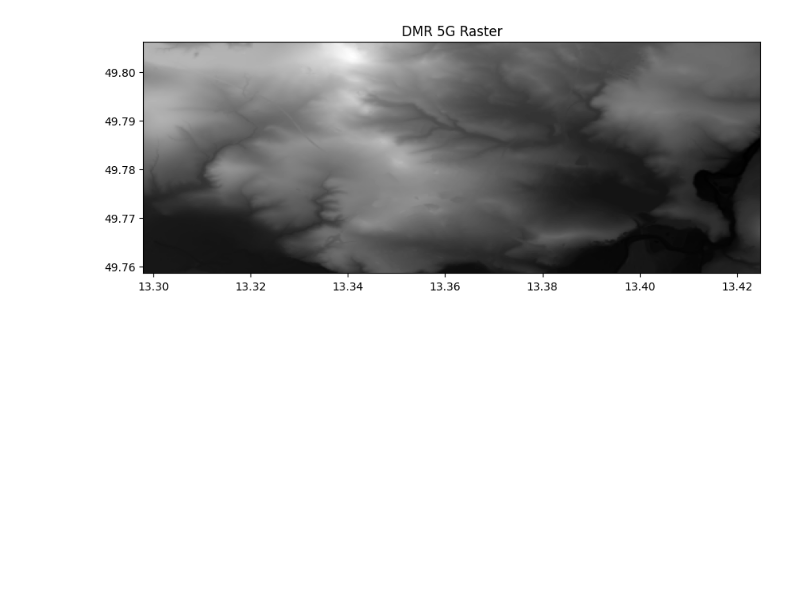
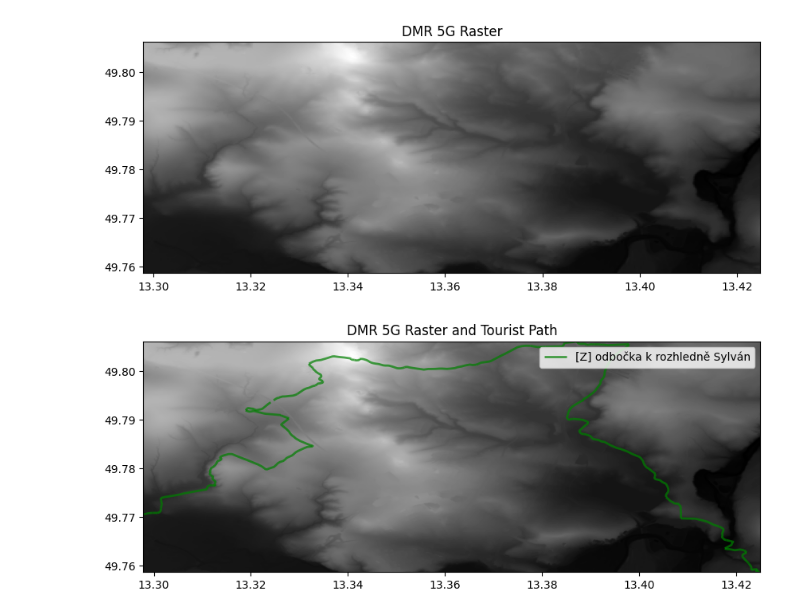
Before and after one commit to kovarmi9/UZPR_elevation_profile_analysis, a Jupyter notebook: Untitled.ipynb, the cells around one changed output. Cells and saved outputs as stored; diff of their text form; code cells hidden in the pictures; blank space fills up the shorter version.

```diff
--- a/Untitled.ipynb
+++ b/Untitled.ipynb
@@ -572,3 +572,56 @@ else:
     print(f"Failed to download raster data. Status code: {response.status_code}")
 # %% [output]
 [figure]
+# %%
+width = maxx - minx
+height = maxy - miny
+
+max_size = 1200  # Maximum dimension size (for either width or height)
+
+aspect_ratio = width / height
+
+if width > height:
+    image_width = max_size
+    image_height = int(image_width / aspect_ratio)
+else:
+    image_height = max_size
+    image_width = int(image_height * aspect_ratio)
+
+url = "https://ags.cuzk.cz/arcgis2/rest/services/dmr5g/ImageServer/exportImage"
+
+params = {
+    "bbox": f"{minx},{miny},{maxx},{maxy}",  # Bounding box coordinates (minx, miny, maxx, maxy)
+    "bboxSR": 4326,  # Spatial reference for the bounding box (WGS 84)
+    "imageSR": 4326,  # Spatial reference for the image (WGS 84)
+    "size": f"{image_width},{image_height}",  # Dynamically set image size (in pixels)
+    "format": "tiff",  # Output format (TIFF)
+    "f": "image"  # Requesting the image (raster data)
+}
+
+response = requests.get(url, params=params)
+
+if response.status_code == 200:
+    # Save the response content (TIFF file) to a local file
+    with open("dmr5g_bounding_box.tif", "wb") as f:
+        f.write(response.content)
+
+    #Open the saved TIFF file using rasterio
+    with rasterio.open("dmr5g_bounding_box.tif") as src:
+
+        fig, ax = plt.subplots(figsize=(10, 10))
+
+        show(src, ax=ax, cmap='gray')
+
+        gdf.plot(ax=ax, color=trail_color, alpha=0.7, edgecolor='black', linewidth=2, label=route_name)
+
+        # Add a title
+        plt.title("DMR 5G Raster and Tourist Path")
+
+        # Display the plot
+        plt.legend()
+        plt.show()
+
+else:
+    print(f"Failed to download raster data. Status code: {response.status_code}")
+# %% [output]
+[figure, added]
```
Also changed, not shown: parts of 3 cells of this notebook, 1 other file.
